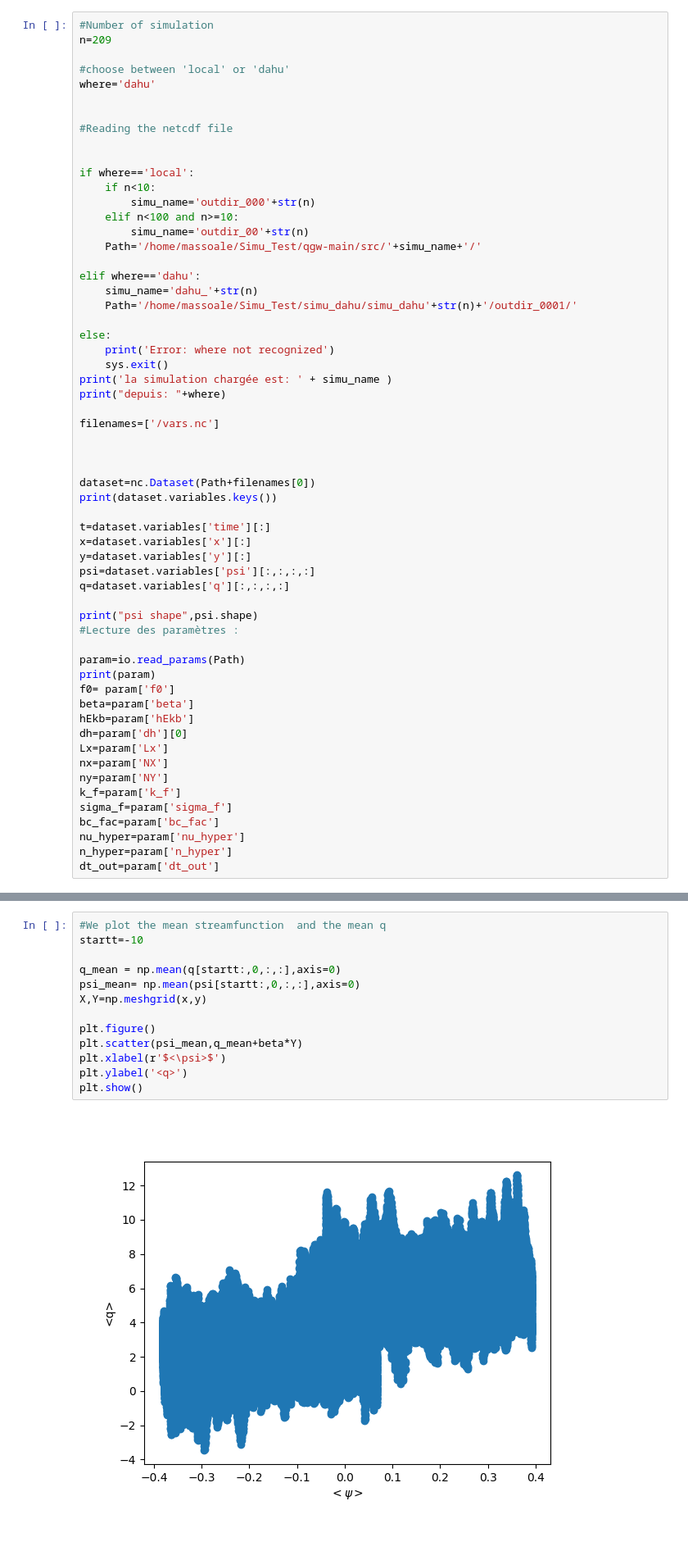
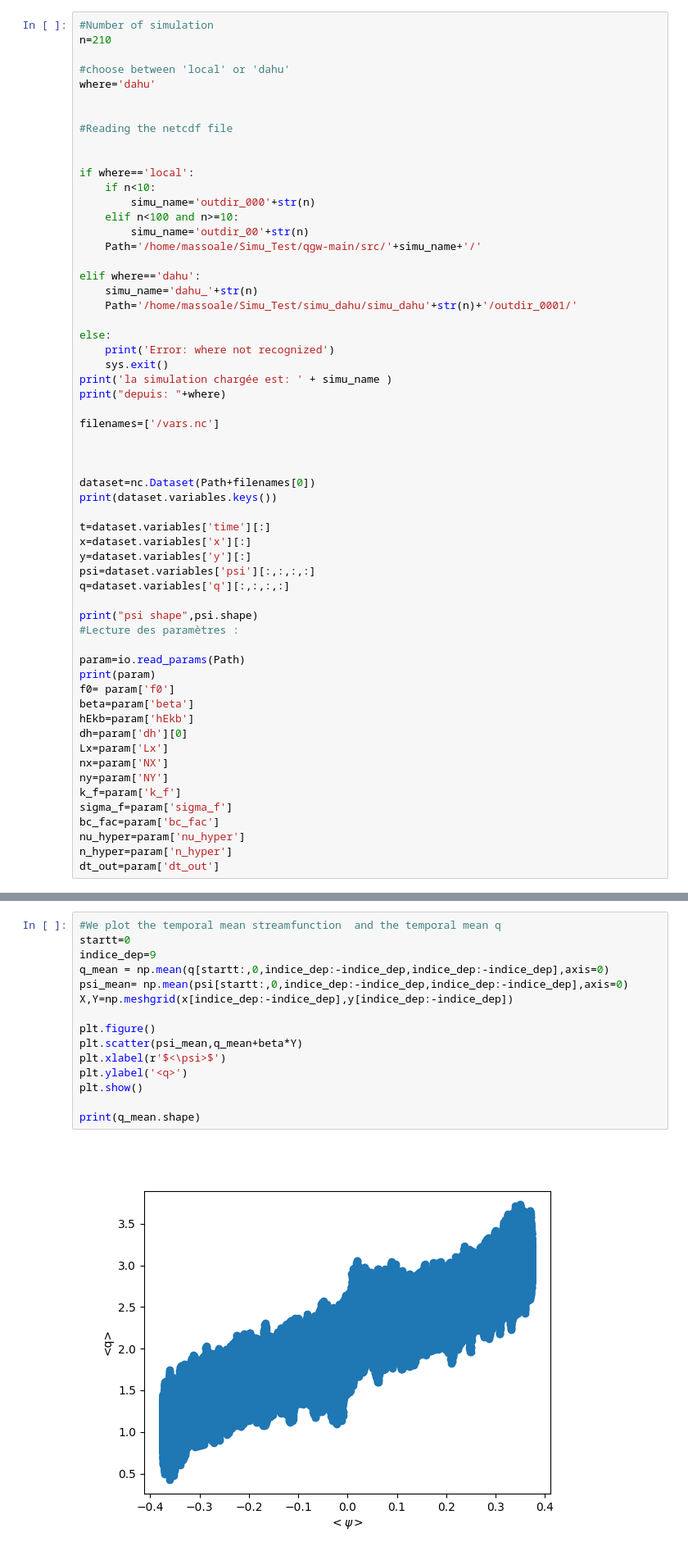
Before and after one commit to LennardMiller/Stage_M2, a Jupyter notebook: Fofonoff_and_Jets.ipynb, the cells around one changed output, grey strips where cells are left out. Shown at 82% size. Cells and saved outputs as stored; diff of their text form.

```diff
--- a/Fofonoff_and_Jets.ipynb
+++ b/Fofonoff_and_Jets.ipynb
@@ -14,7 +14,7 @@ import xarray as xr
 import scipy as sp
 # %%
 #Number of simulation
-n=209
+n=210
 
 #choose between 'local' or 'dahu'
 where='dahu'
@@ -157,15 +157,17 @@ Energy_diss_drag/Energy_injected 79.355 %
 # %%
-#We plot the mean streamfunction  and the mean q
-startt=-10
-
-q_mean = np.mean(q[startt:,0,:,:],axis=0)
-psi_mean= np.mean(psi[startt:,0,:,:],axis=0)
-X,Y=np.meshgrid(x,y)
+#We plot the temporal mean streamfunction  and the temporal mean q
+startt=0
+indice_dep=9
+q_mean = np.mean(q[startt:,0,indice_dep:-indice_dep,indice_dep:-indice_dep],axis=0)
+psi_mean= np.mean(psi[startt:,0,indice_dep:-indice_dep,indice_dep:-indice_dep],axis=0)
+X,Y=np.meshgrid(x[indice_dep:-indice_dep],y[indice_dep:-indice_dep])
 
 plt.figure()
 plt.scatter(psi_mean,q_mean+beta*Y)
 plt.xlabel(r'$<\psi>$')
 plt.ylabel('<q>')
 plt.show()
+
+print(q_mean.shape)
 # %% [output]
-[figure, old version]
+[figure, new version]
```
Also changed, not shown: parts of 11 cells of this notebook, 2 other files.
